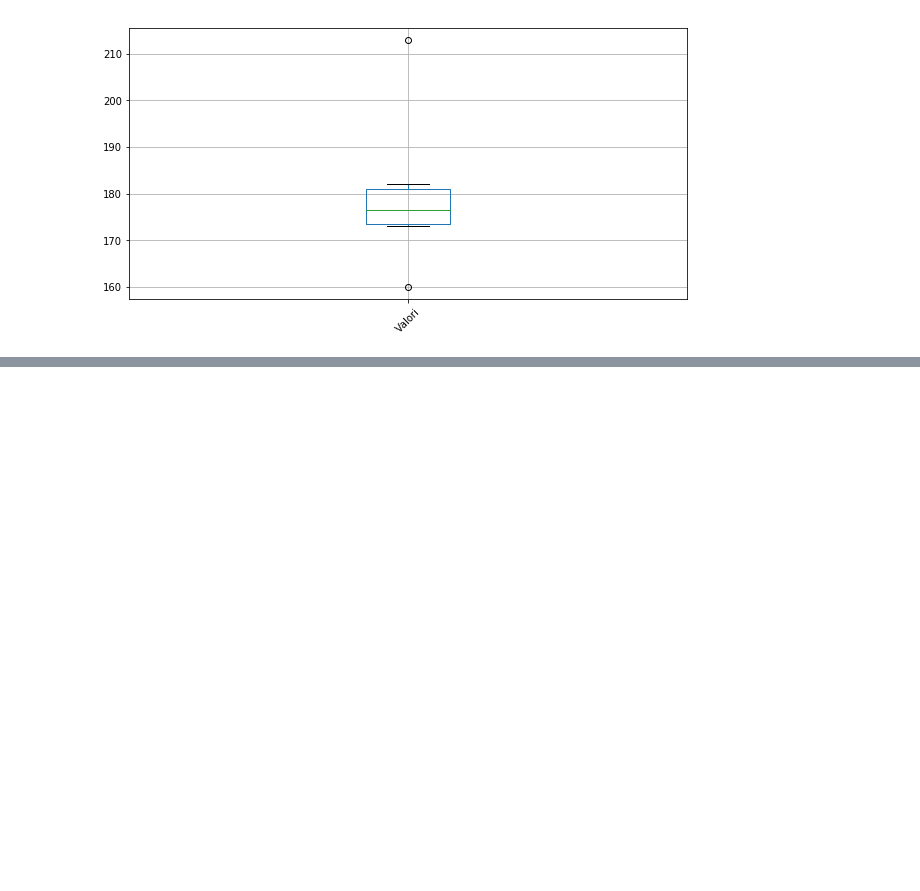
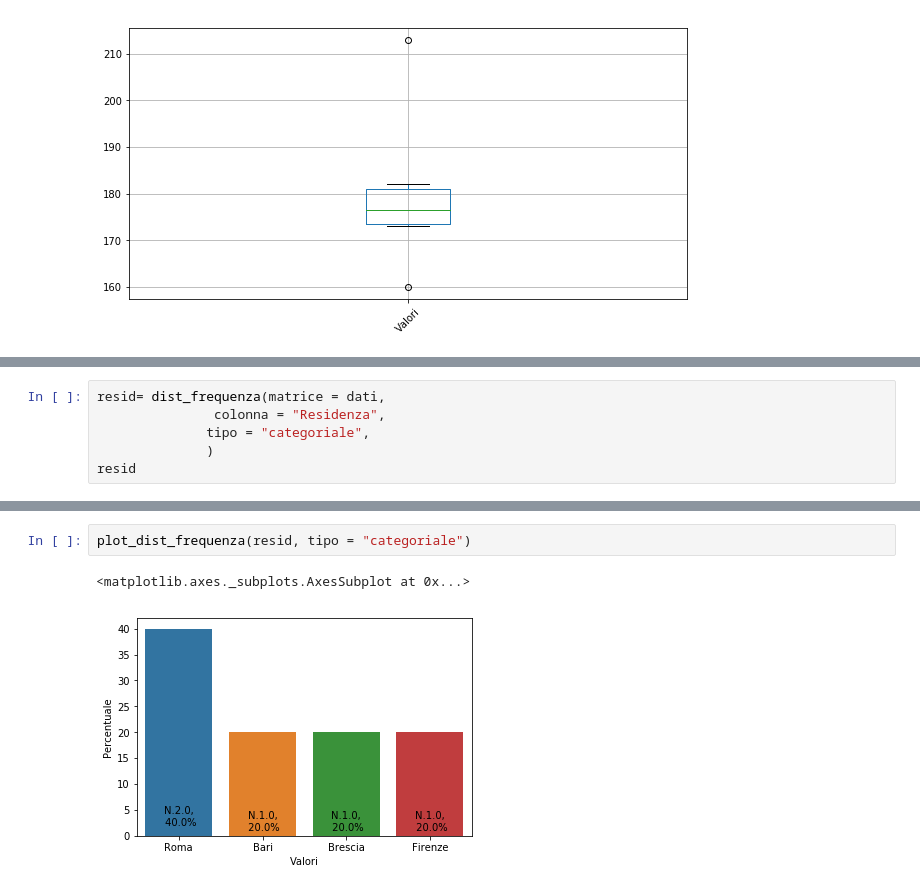
Before and after one commit to scarsellifi/open-notebook-science, a Jupyter notebook: Python e Pandas - Operazioni base.ipynb, the cells around one changed output, grey strips where cells are left out. Saved outputs shown, nothing was run; the diff lists cells and outputs as text; blank space fills up the shorter version.

```diff
--- a/Python e Pandas - Operazioni base.ipynb
+++ b/Python e Pandas - Operazioni base.ipynb
@@ -1035,0 +1118,6 @@ plt.show()
+# %%
+resid= dist_frequenza(matrice = dati,
+               colonna = "Residenza",
+              tipo = "categoriale",
+              )
+resid
@@ -1035,0 +1131,5 @@ plt.show()
+# %%
+plot_dist_frequenza(resid, tipo = "categoriale")
+# %% [output]
+<matplotlib.axes._subplots.AxesSubplot at 0x...>
+[figure, added]
```
Also changed, not shown: parts of 16 cells of this notebook, 1 other file.
